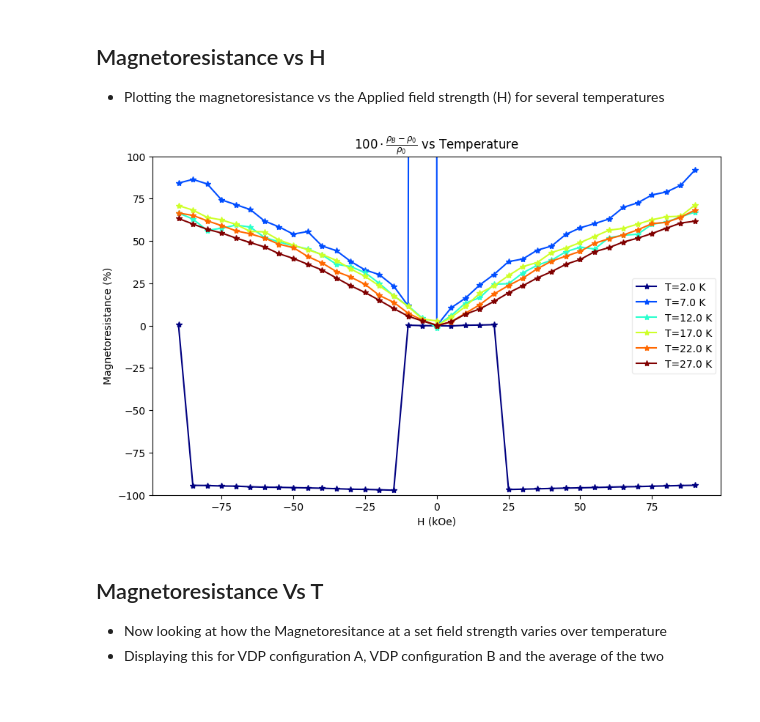
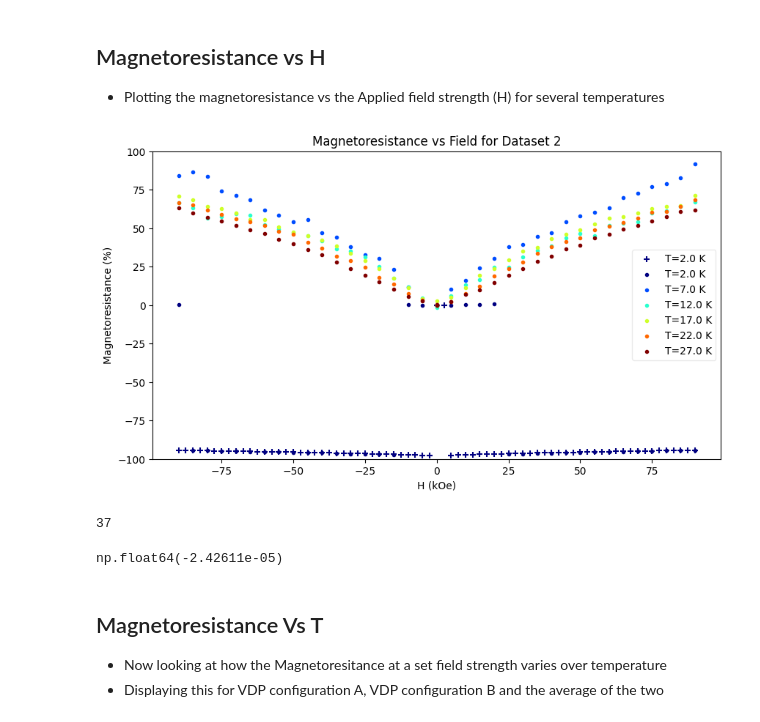
Before and after one commit to hc3413/Electronic_properties_of_thin_films, a Jupyter notebook: Analysis.ipynb, the cells around one changed output. Drawn from its saved outputs; the diff is of its cells as text; code cells hidden in the pictures.

```diff
--- a/Analysis.ipynb
+++ b/Analysis.ipynb
@@ -190,13 +251,14 @@ This is a good check for any systematic errors
 fig2 = plt.figure(figsize=(10, 6))
 ax = fig2.add_subplot(111)  # Create a single subplot
 
+#loop over the data sets
+for j in range(len(data_import_np)):
 
-# Plot R_sheet_A vs Temp
-ax.scatter(res_data[:,0], res_data[:,2]* 1e8 , marker='s', color='r', label = r'($\rho_A$)')
+    # Plot R_sheet_A vs Temp
+    ax.scatter(res_data[j][:,0], res_data[j][:,2]* 1e8 , marker='s', color='r', label = r'($\rho_A$)')
 
-# Plot R_sheet_B vs Temp
-ax.scatter(res_data[:,0], res_data[:,3]* 1e8 , marker='^', color='g', label = r'($\rho_B$)')
-
+    # Plot R_sheet_B vs Temp
+    ax.scatter(res_data[j][:,0], res_data[j][:,3]* 1e8 , marker='^', color='g', label = r'($\rho_B$)')
 
 # Set labels and title
 ax.set_xlabel('Temperature (K)')
@@ -271,39 +336,49 @@ if plot_data == True:
 ## Magnetoresistance vs H
 - Plotting the magnetoresistance vs the Applied field strength (H) for several temperatures
 # %%
-
 # Calculate the magnetoresistance at each temperature and field strength
 # mag_res(temperature, field, index) where: index 0 = VDP config A, index 1 = VDP config B, index 2 = average of A and B
-mag_res = functions.magnetoresistance(data_np, film_thickness, ctf, tf_av)
+mag_res = []
+for i in range(len(data_import_np)):
+    mag_res_i = functions.magnetoresistance(data_np[i], film_thickness[i], ctf[i], tf_av[i])
+    mag_res.append(mag_res_i)
 
-fig4 = plt.figure(figsize=(10, 6))
-ax = fig4.add_subplot(111)  # Create a single subplot
+fig4 = plt.figure(figsize=(10, 6 * len(data_import_np)))
+gs = fig4.add_gridspec(len(data_import_np), 1)
+ax = fig4.add_subplot(gs[j, 0])
+for j in range(len(data_import_np)):
 
-# Create a color map for the tempearature points
-c_val = plt.cm.jet(np.linspace(0,1,ctf[4]))
-# Create a marker array for the temperature points
-markers = markers = ['+','.','*', ',', 'o', 'v', '^', '<', '>', '1', '2', '3', '4', 's', 'p', 'h', 'H', 'x', 'D', 'd', '|', '_']
 
-for t_count, t in enumerate(ctf[1], start=0):
-    if t>1:
-        # Add a plot of magnetoresistance vs field strength for each loop of temperature (excluding last field point which is repeat of B=0)
-        ax.plot(ctf[2][:]*10, mag_res[t_count,:,2], marker='*', color=c_val[t_count], label = f'T={t} K')
-        #plot repeat point of B=0 with an x marker to show the difference between two B=0 points
-        #ax.scatter(ctf[2][int(ctf[5]/2)]*10, mag_res[t_count,int(ctf[5]/2),2], marker='x', color=c_val[t_count])
+    # Create a color map for the temperature points
+    c_val = plt.cm.jet(np.linspace(0, 1, ctf[j][4]))
+    # Create a marker array for the temperature points
+    markers = ['+', '.', '*', ',', 'o', 'v', '^', '<', '>', '1', '2', '3', '4', 's', 'p', 'h', 'H', 'x', 'D', 'd', '|', '_']
+
+    for t_count, t in enumerate(ctf[j][1], start=0):
+        if t > 1:
+            # Add a plot of magnetoresistance vs field strength for each loop of temperature (excluding last field point which is repeat of B=0)
+            ax.scatter(ctf[j][2][:] * 10, mag_res[j][t_count, :, 2], marker=markers[j], color=c_val[t_count], label=f'T={t} K')
+            # Plot repeat point of B=0 with an x marker to show the difference between two B=0 points
+            # ax.scatter(ctf[j][2][int(ctf[j][5] / 2)] * 10, mag_res[j][t_count, int(ctf[j][5] / 2), 2], marker='x', color=c_val[t_count])
 
 ax.set_xlabel('H (kOe)')
-ax.set_ylabel(r'Magnetoresistance (%)')
-ax.set_title(r'$100 \cdot \frac{\rho_{B} - \rho_{0}}{\rho_{0}}$ vs Temperature')
-ax.legend(loc = 'best', framealpha=0.4)
-
-ax.set_ylim(-100,100)
+ax.set_ylabel('Magnetoresistance (%)')
+ax.set_title(f'Magnetoresistance vs Field for Dataset {j+1}')
+ax.legend(loc='best', framealpha=0.4)
+ax.set_ylim(-100, 100)
 
 plt.show()
 
 if plot_data == True:
-    fig4.savefig(Path(path_out).joinpath(f'{plot_string}_magnetoresistance_vs_field.{fig_format}'), dpi=300, bbox_inches='tight', transparent=plot_transparency)
+    fig4.savefig(Path(path_out).joinpath(f'{plot_string[j]}_magnetoresistance_vs_field.{fig_format}'), dpi=300, bbox_inches='tight', transparent=plot_transparency)
 # %% [output]
-[figure, old version]
+[figure, new version]
+# %%
+print(int(ctf[0][5]/2))
+ctf[0][2][int(ctf[0][5]/2)]
+# %% [output]
+37
+np.float64(-2.42611e-05)
 # %% [markdown]
 ## Magnetoresistance Vs T
 - Now looking at how the Magnetoresitance at a set field strength varies over temperature
```
Also changed, not shown: parts of 22 cells of this notebook, 1 other file.
